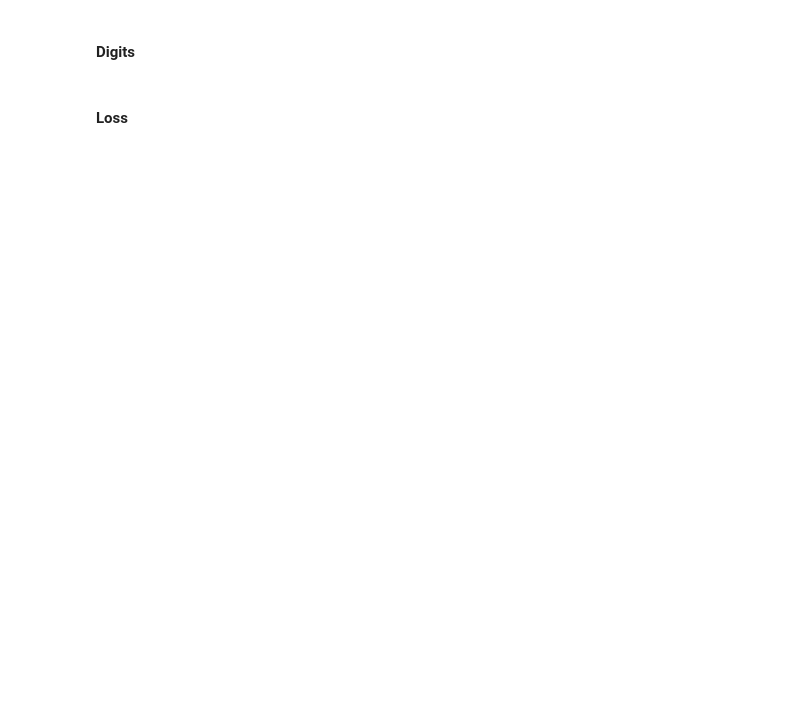
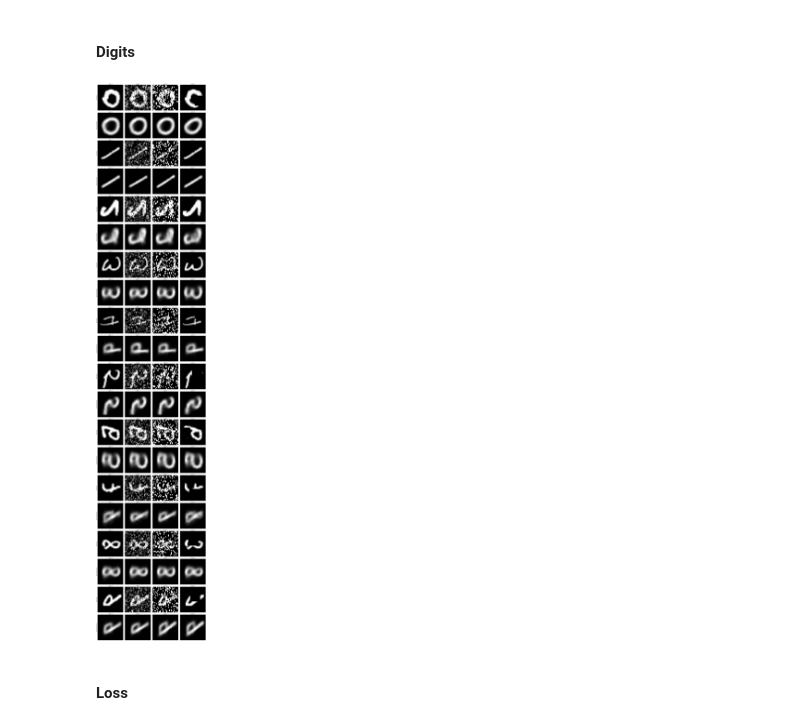
Before and after one commit to damiclem/nndl-04, a Jupyter notebook: variational-auto-encoder.ipynb, the cells around one changed output. Saved outputs shown, nothing was run; the diff lists cells and outputs as text; code cells hidden in the pictures; blank space fills up the shorter version.

```diff
--- a/variational-auto-encoder.ipynb
+++ b/variational-auto-encoder.ipynb
@@ -311,3 +326,35 @@ print('while input images have shape %s' % str(in_images.shape))
+# %%
+# Show digits reconstruction on test sample
+
+ # Retrieve input images
+in_images, out_images = test_sample
+# Define reconstructed images list
+net_images = []
+# Disable gradient computation
+with torch.no_grad():
+    # Loop through each input image batch
+    for j in range(in_images.shape[1]):
+        # Define input images batch
+        net_input = in_images[:, j, :, :]
+        # Add channel dimension and move to selected device
+        net_input = net_input.unsqueeze(1).to(net.device)
+        # Compute network output and remove channel dimension
+        net_output, _, _ = net(net_input)
+        # Move output tensor to cpu
+        net_output = net_output.cpu()
+        # Store output
+        net_images.append(net_output)
+
+# Make single reconstructed images tensor
+net_images = torch.cat(net_images, dim=1)
+# Make test sample plot
+plot_sample(*test_sample, net_images)
+# Save plot
+plt.savefig('data/images/prediction_vae.png', dpi=100)
+# show plot
+plt.show()
+# %% [output]
+[figure, added]
 # %% [markdown]
 #### Loss
 # %%
```
Also changed, not shown: parts of 23 cells of this notebook, 5 other files.
